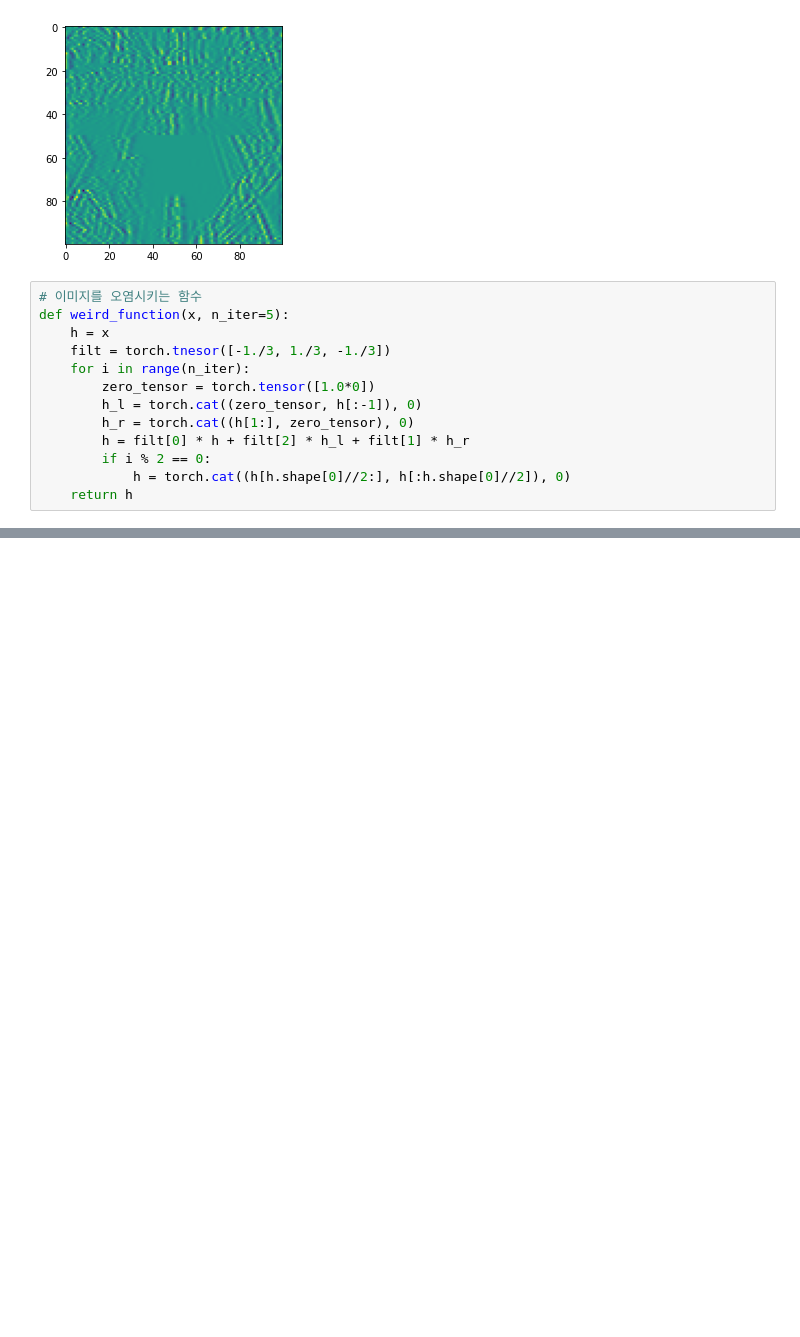
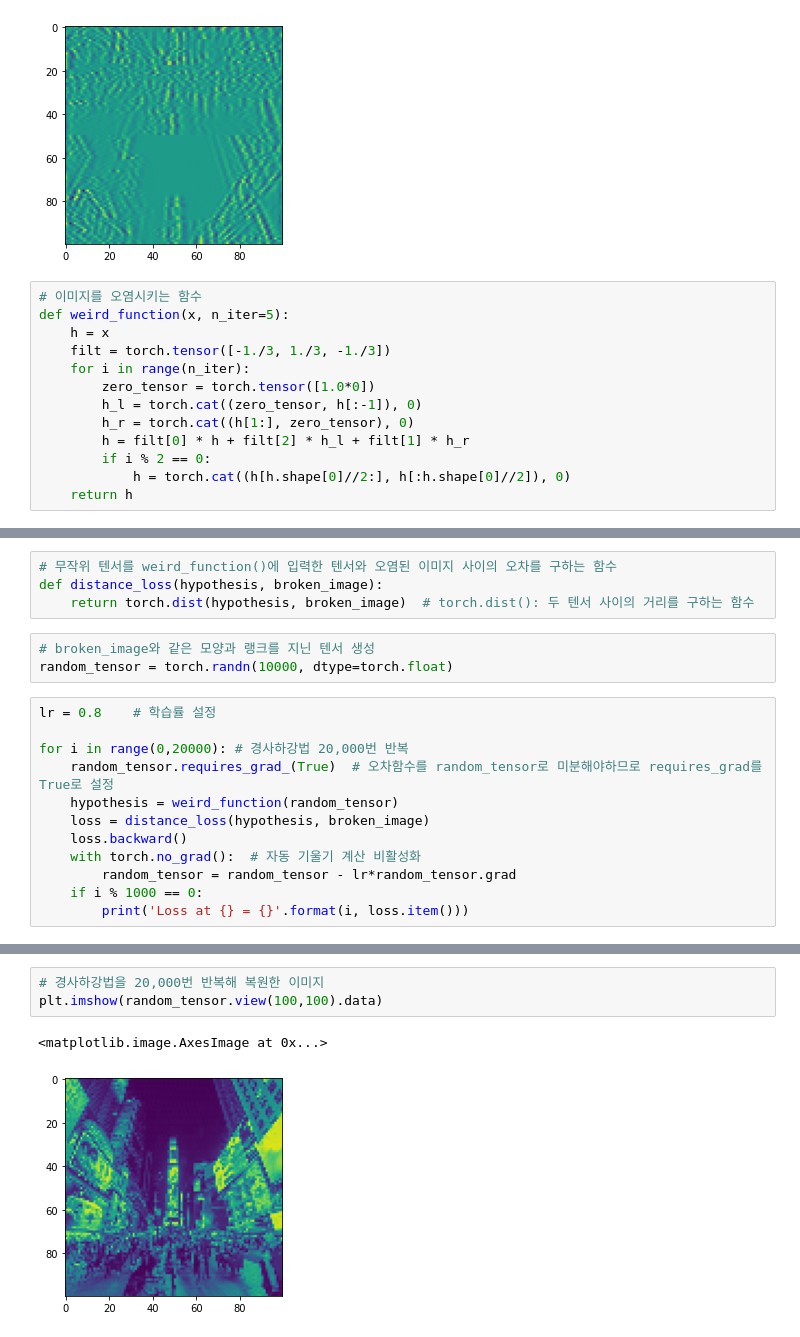
Before and after one commit to hyeon1263/PyTorch_Study, a Jupyter notebook: 03_ANN.ipynb, the cells around one changed output, grey strips where cells are left out. Drawn from its saved outputs; the diff is of its cells as text; blank space fills up the shorter version.

```diff
--- a/03_ANN.ipynb
+++ b/03_ANN.ipynb
@@ -218,7 +218,7 @@ plt.imshow(broken_image.view(100,100))  # 100 x 100으로 크기 변환 후 시
 # 이미지를 오염시키는 함수
 def weird_function(x, n_iter=5):
     h = x
-    filt = torch.tnesor([-1./3, 1./3, -1./3])
+    filt = torch.tensor([-1./3, 1./3, -1./3])
     for i in range(n_iter):
         zero_tensor = torch.tensor([1.0*0])
         h_l = torch.cat((zero_tensor, h[:-1]), 0)
@@ -232,0 +230,19 @@ AttributeError: ignored
+# %%
+# 무작위 텐서를 weird_function()에 입력한 텐서와 오염된 이미지 사이의 오차를 구하는 함수
+def distance_loss(hypothesis, broken_image):
+    return torch.dist(hypothesis, broken_image)  # torch.dist(): 두 텐서 사이의 거리를 구하는 함수
+# %%
+# broken_image와 같은 모양과 랭크를 지닌 텐서 생성
+random_tensor = torch.randn(10000, dtype=torch.float)
+# %%
+lr = 0.8    # 학습률 설정
+
+for i in range(0,20000): # 경사하강법 20,000번 반복
+    random_tensor.requires_grad_(True)  # 오차함수를 random_tensor로 미분해야하므로 requires_grad를 True로 설정
+    hypothesis = weird_function(random_tensor)
+    loss = distance_loss(hypothesis, broken_image)
+    loss.backward()
+    with torch.no_grad():  # 자동 기울기 계산 비활성화
+        random_tensor = random_tensor - lr*random_tensor.grad
+    if i % 1000 == 0:
+        print('Loss at {} = {}'.format(i, loss.item()))
@@ -232,0 +270,6 @@ AttributeError: ignored
+# %%
+# 경사하강법을 20,000번 반복해 복원한 이미지
+plt.imshow(random_tensor.view(100,100).data)
+# %% [output]
+<matplotlib.image.AxesImage at 0x...>
+[figure, added]
```
Also changed, not shown: parts of 24 cells of this notebook.
